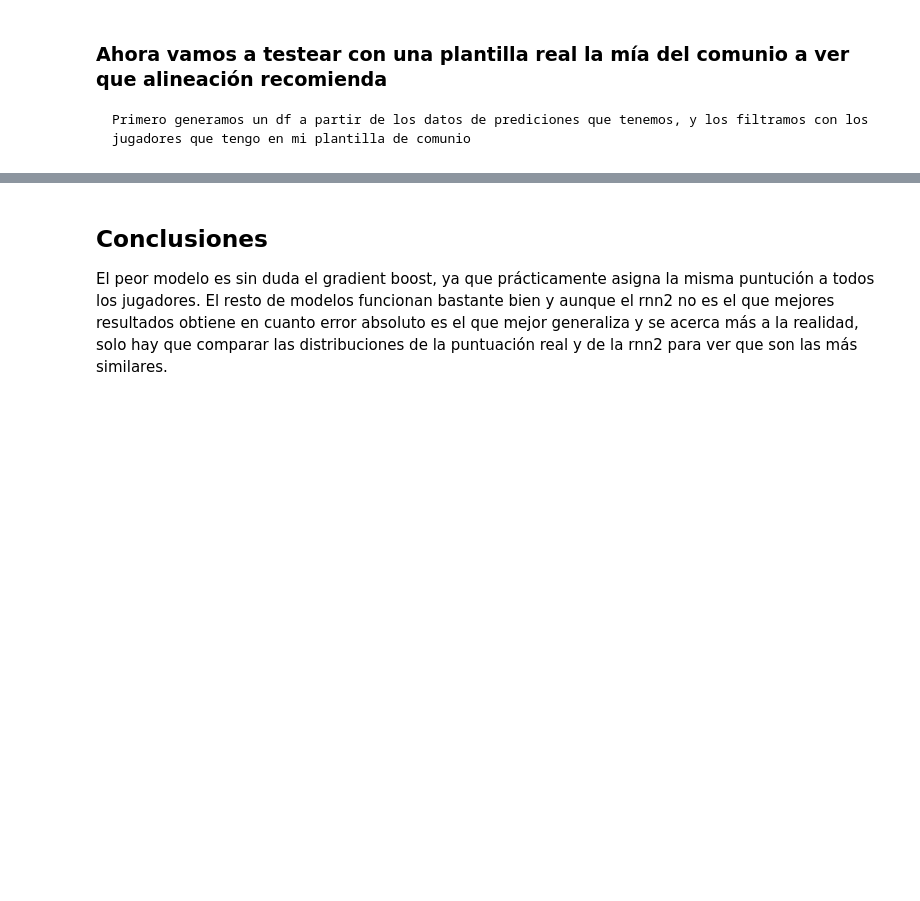
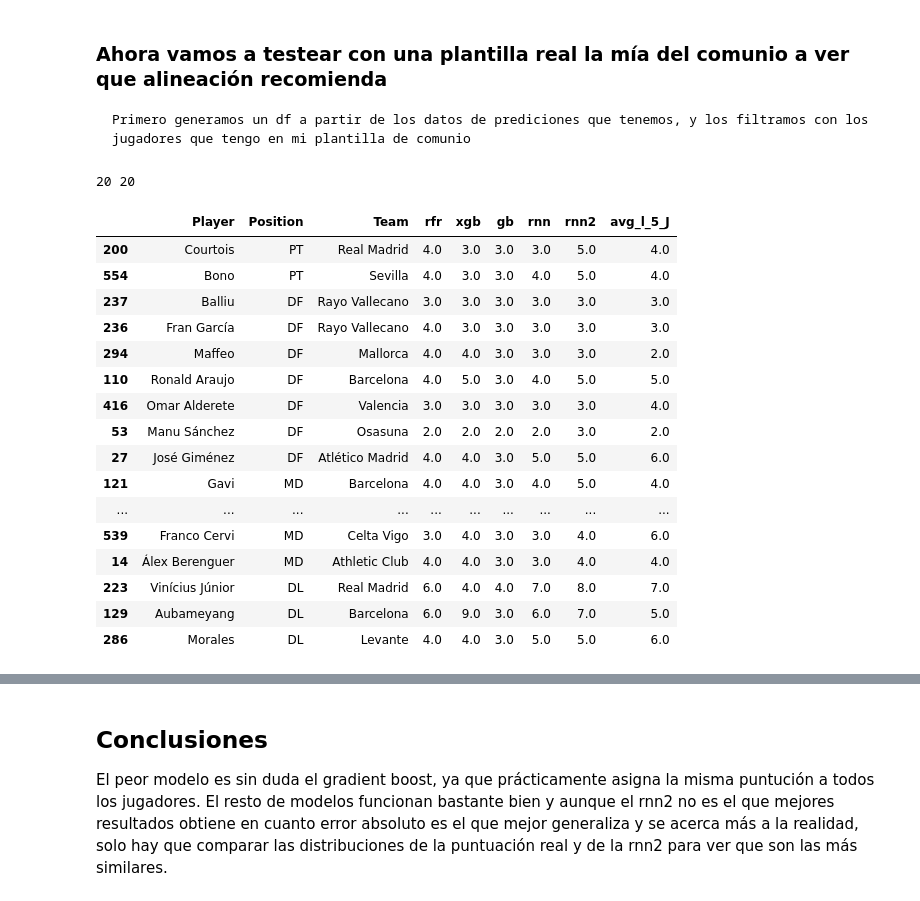
Before and after one commit to Gobuub/Proyecto-Final-Bootcamp, a Jupyter notebook: ML/Proyecto Final ML.ipynb, the cells around one changed output, grey strips where cells are left out. Drawn from its saved outputs; the diff is of its cells as text; code cells hidden in the pictures; blank space fills up the shorter version.

```diff
--- a/ML/Proyecto Final ML.ipynb
+++ b/ML/Proyecto Final ML.ipynb
@@ -228,32 +304,51 @@ eleven_rnn
 # %%
 squad = ['Courtois', 'Bono',
          'Balliu',
          'Fran García',
          'Maffeo',
          'Ronald Araujo',
          'Alderete', 'Manu Sánchez',
-         #'Giménez', Está lesionado o tenía pocas posibilidades de jugar
+         'Giménez',
          #'Yéremi',
          'Gavi',
          'Modric',
          'Brais', 'Papu Gómez', 'Dani Rodríguez', 'Pere Milla', 'Cervi', 'Berenguer',
          'Vinícius Júnior', 'Aubameyang',
          #'Sancet',
          'Morales']
 df_squad_kike = pd.DataFrame()
 for player in squad:
     #print (player)
     for p in preds.Player:
         if player in p:
             #print('encontrado')
             add_player = pd.DataFrame(preds.loc[preds.Player==p])
             #print(add_player)
             df_squad_kike = df_squad_kike.append(add_player)
 print(len(squad),len(df_squad_kike))
 
-df_squad_kike.at[518,'Position'] = 'MD'
+df_squad_kike.at[522,'Position'] = 'MD'
 df_squad_kike = round(df_squad_kike)
 df_squad_kike
+# %% [output]
+20 20
+|  | Player | Position | Team | rfr | xgb | gb | rnn | rnn2 | avg_l_5_J |
+| 200 | Courtois | PT | Real Madrid | 4.0 | 3.0 | 3.0 | 3.0 | 5.0 | 4.0 |
+| 554 | Bono | PT | Sevilla | 4.0 | 3.0 | 3.0 | 4.0 | 5.0 | 4.0 |
+| 237 | Balliu | DF | Rayo Vallecano | 3.0 | 3.0 | 3.0 | 3.0 | 3.0 | 3.0 |
+| 236 | Fran García | DF | Rayo Vallecano | 4.0 | 3.0 | 3.0 | 3.0 | 3.0 | 3.0 |
+| 294 | Maffeo | DF | Mallorca | 4.0 | 4.0 | 3.0 | 3.0 | 3.0 | 2.0 |
+| 110 | Ronald Araujo | DF | Barcelona | 4.0 | 5.0 | 3.0 | 4.0 | 5.0 | 5.0 |
+| 416 | Omar Alderete | DF | Valencia | 3.0 | 3.0 | 3.0 | 3.0 | 3.0 | 4.0 |
+| 53 | Manu Sánchez | DF | Osasuna | 2.0 | 2.0 | 2.0 | 2.0 | 3.0 | 2.0 |
+| 27 | José Giménez | DF | Atlético Madrid | 4.0 | 4.0 | 3.0 | 5.0 | 5.0 | 6.0 |
+| 121 | Gavi | MD | Barcelona | 4.0 | 4.0 | 3.0 | 4.0 | 5.0 | 4.0 |
+| ... | ... | ... | ... | ... | ... | ... | ... | ... | ... |
+| 539 | Franco Cervi | MD | Celta Vigo | 3.0 | 4.0 | 3.0 | 3.0 | 4.0 | 6.0 |
+| 14 | Álex Berenguer | MD | Athletic Club | 4.0 | 4.0 | 3.0 | 3.0 | 4.0 | 4.0 |
+| 223 | Vinícius Júnior | DL | Real Madrid | 6.0 | 4.0 | 4.0 | 7.0 | 8.0 | 7.0 |
+| 129 | Aubameyang | DL | Barcelona | 6.0 | 9.0 | 3.0 | 6.0 | 7.0 | 5.0 |
+| 286 | Morales | DL | Levante | 4.0 | 4.0 | 3.0 | 5.0 | 5.0 | 6.0 |
 # %%
 xgb_eleven_kike = round(comunio_pred_lib.once_ideal_xbgr(df_squad_kike,3,4,3))
 
```
Also changed, not shown: parts of 24 cells of this notebook, 3 other files.
